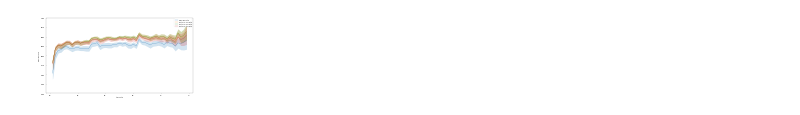
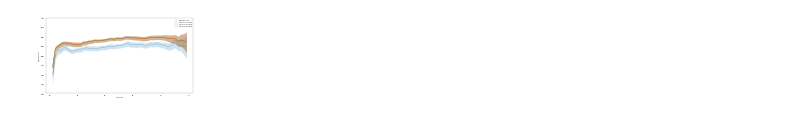
Before and after one commit to HuangMJJJJJ/wyc, a Jupyter notebook: Untitled-1.ipynb, the cells around one changed output. Cells and saved outputs as stored; diff of their text form; code cells hidden in the pictures.

```diff
--- a/Untitled-1.ipynb
+++ b/Untitled-1.ipynb
@@ -4,32 +4,32 @@ import matplotlib.pyplot as plt
 import seaborn as sns
 # %%
 plt.figure(figsize=(19, 10), dpi=10)
-df = pd.read_csv("result_dif_range_num.csv")
+df = pd.read_csv("result_dif_range_num_nonmat.csv")
 ax = sns.lineplot(
     x="train ratio",
     y="base acc ratio",
     data=df,
 )
 ax = sns.lineplot(
     x="train ratio",
     y="methon1 acc ratio",
     data=df,
 )
 ax = sns.lineplot(
     x="train ratio",
     y="methon2 acc ratio",
     data=df,
 )
 ax = sns.lineplot(
     x="train ratio",
     y="methon3 acc ratio",
     data=df,
 )
 ax.legend(
     ["base acc ratio", "methon1 acc ratio", "methon2 acc ratio", "methon3 acc ratio"]
 )
 ax.set_ylim(0.8, 1)
 # plt.legend()
 plt.show()
 # %% [output]
-[figure, old version]
+[figure, new version]
```
Also changed, not shown: 2 other files.
